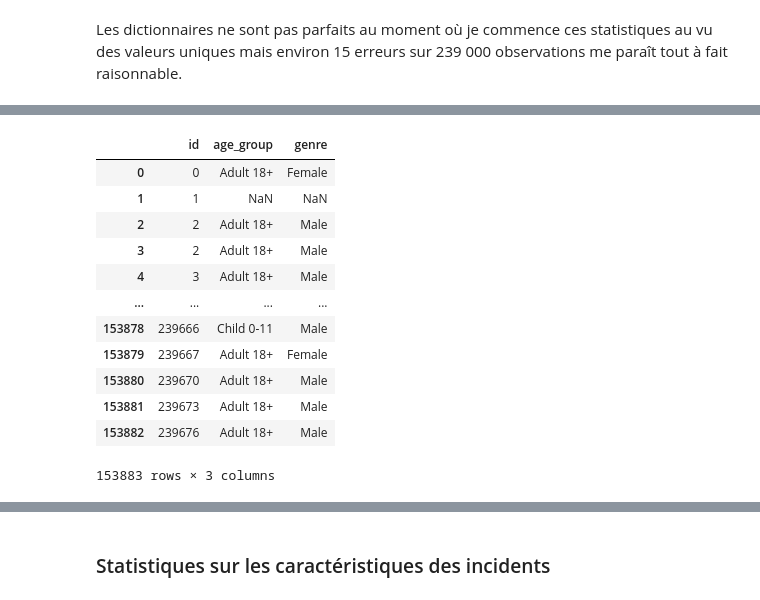
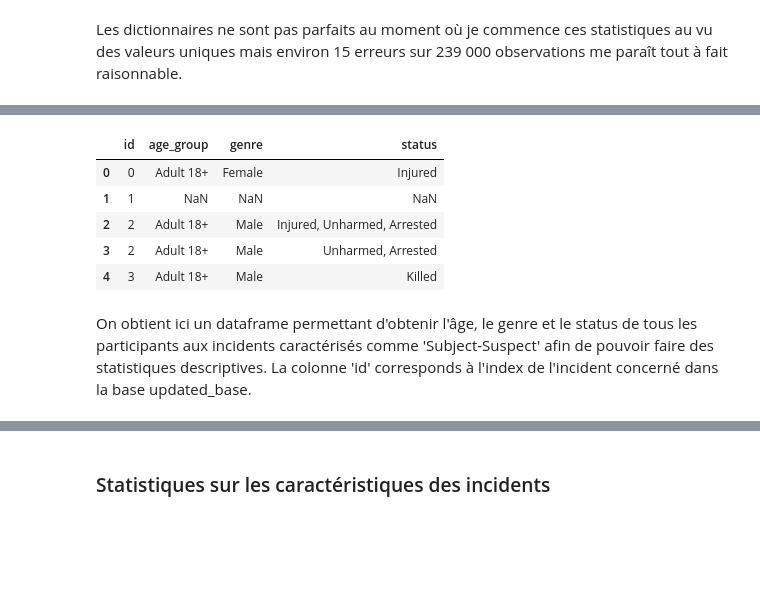
Before and after one commit to eleroux46/gun_violence, a Jupyter notebook: stats_des_elo.ipynb, the cells around one changed output, grey strips where cells are left out. Cells and saved outputs as stored; diff of their text form; code cells hidden in the pictures; blank space fills up the shorter version.

Commit message:
statistiques sur les caractéristiques des suspects

```diff
--- a/stats_des_elo.ipynb
+++ b/stats_des_elo.ipynb
@@ -270,19 +270,24 @@ for i in updated_base['participant_type']:
         for key,value in i.items():
             if value=='Subject-Suspect':
                 result_dict={'id':index}
-                #data_suspects.append({'id':index})
-                #data_suspects['id']=index
+
                 if type(updated_base['participant_age_group'][index])==dict:
                     if key in updated_base['participant_age_group'][index].keys():
-                        print(updated_base['participant_age_group'][index][key])
                         result_dict['age_group']=updated_base['participant_age_group'][index][key]
                 else:
-                    result_dict['age_group']=None
+                    result_dict['age_group']=np.nan
+
                 if type(updated_base['participant_gender'][index])==dict:
                     if key in updated_base['participant_gender'][index].keys():
                         result_dict['genre']=updated_base['participant_gender'][index][key]
                 else:
-                    result_dict['genre']=None
+                    result_dict['genre']=np.nan
+
+                if type(updated_base['participant_status'][index])==dict:
+                    if key in updated_base['participant_status'][index].keys():
+                        result_dict['status']=updated_base['participant_status'][index][key]
+                else:
+                    result_dict['status']=np.nan
                 data_suspects.append(result_dict)
 
     elif np.isnan(i)==False:
@@ -293,12 +298,17 @@ for i in updated_base['participant_type']:
                 if i in updated_base['participant_age_group'][index].keys():
                     result_dict['age_group']=updated_base['participant_age_group'][index][i]
             else:
-                result_dict['age_group']=None
+                result_dict['age_group']=np.nan
             if type(updated_base['participant_gender'][index])==dict:
                 if i in updated_base['participant_gender'][index].keys():
                     result_dict['genre']=updated_base['participant_gender'][index][i]
             else:
-                result_dict['genre']=None
+                result_dict['genre']=np.nan
+            if type(updated_base['participant_status'][index])==dict:
+                if key in updated_base['participant_status'][index].keys():
+                        result_dict['status']=updated_base['participant_status'][index][key]
+                else:
+                    result_dict['status']=np.nan
             data_suspects.append(result_dict)
 
     index+=1
@@ -326,16 +318,11 @@ Adult 18+
 # %%
-df_suspects
+df_suspects.head()
 # %% [output]
-|  | id | age_group | genre |
-| 0 | 0 | Adult 18+ | Female |
-| 1 | 1 | NaN | NaN |
-| 2 | 2 | Adult 18+ | Male |
-| 3 | 2 | Adult 18+ | Male |
-| 4 | 3 | Adult 18+ | Male |
-| ... | ... | ... | ... |
-| 153878 | 239666 | Child 0-11 | Male |
-| 153879 | 239667 | Adult 18+ | Female |
-| 153880 | 239670 | Adult 18+ | Male |
-| 153881 | 239673 | Adult 18+ | Male |
-| 153882 | 239676 | Adult 18+ | Male |
+|  | id | age_group | genre | status |
+| 0 | 0 | Adult 18+ | Female | Injured |
+| 1 | 1 | NaN | NaN | NaN |
+| 2 | 2 | Adult 18+ | Male | Injured, Unharmed, Arrested |
+| 3 | 2 | Adult 18+ | Male | Unharmed, Arrested |
+| 4 | 3 | Adult 18+ | Male | Killed |
-153883 rows × 3 columns
+# %% [markdown]
+On obtient ici un dataframe permettant d'obtenir l'âge, le genre et le status de tous les participants aux incidents caractérisés comme 'Subject-Suspect' afin de pouvoir faire des statistiques descriptives. La colonne 'id' corresponds à l'index de l'incident concerné dans la base updated_base.
```
Also changed, not shown: parts of 7 cells of this notebook.
